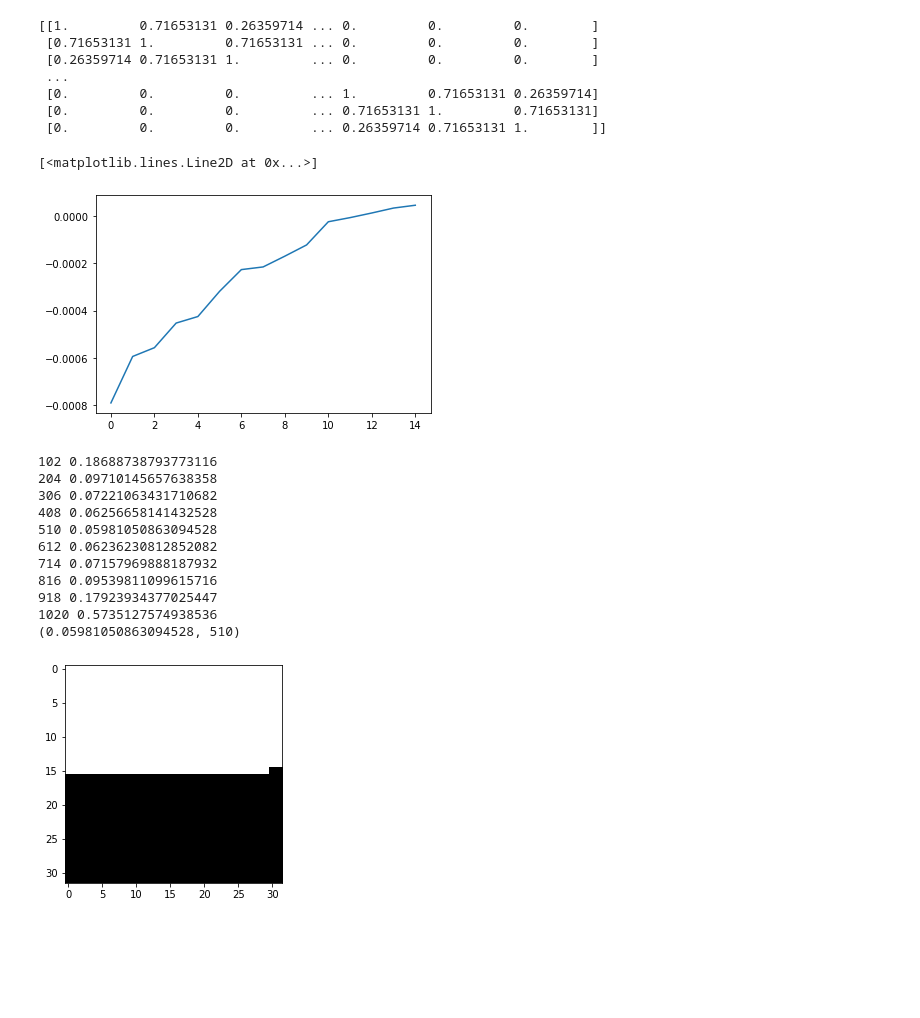
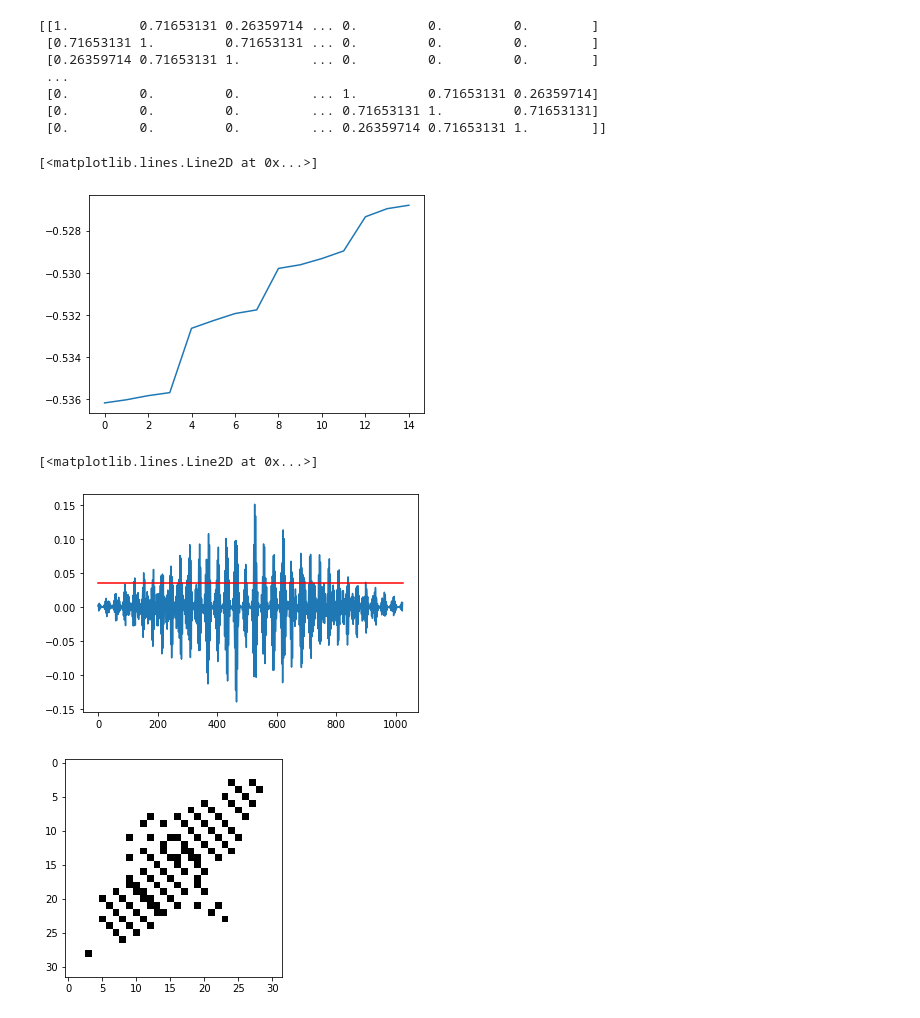
Before and after one commit to Ahmadsad/ID2211-Project, a Jupyter notebook: albin.ipynb, the cells around one changed output. Saved outputs shown, nothing was run; the diff lists cells and outputs as text; code cells hidden in the pictures; blank space fills up the shorter version.

Commit message:
spectral clustering working but with poor results.

```diff
--- a/albin.ipynb
+++ b/albin.ipynb
@@ -35,7 +35,7 @@ similarity_matrix = np.zeros((num_pixels,num_pixels),dtype=float)
 
 image_width = image.shape[0]
 
-max_distance = 5
+max_distance = 2
 
 sigma_distance = int(0.1 * image_width) # 10-20% of feature distance
 sigma_intensity = 102 # 10-20% of feature distance (-1024 <-> 1024)
@@ -80,7 +80,7 @@ eigenvectors = eigenvectors[:,ind] # TODO: Is this the eigenvectors that we want
 plt.plot(eigenvalues[0:15])
 # %% [output]
 [<matplotlib.lines.Line2D at 0x...>]
-[figure, old version]
+[figure, new version]
 # %%
 # compute D matrix (diagonal matrix with node's connection to all other nodes)
 D = np.zeros(similarity_matrix.shape)
@@ -111,43 +111,44 @@ def get_assoc_value(D, A):
 # get eigenvector for second smallest eigenvalue
 eigenvector = eigenvectors[:,1]
 
-step_size = int(eigenvector.shape[0] / 10)
+# get max and min
+eigenvector_max = np.max(eigenvector)
+eigenvector_min = np.min(eigenvector)
 
-best_cut = (0,0)
-for i in range(step_size,eigenvector.shape[0],step_size):
-    A = range(0,i)
-    B = range(i,eigenvector.shape[0])
+diff = eigenvector_max - eigenvector_min
+
+step_size = diff / 10
+
+options = np.zeros(10)
+for i in range(0,10):
+    options[i] = eigenvector_min + i * step_size
+
+best_cut = (0,0,[])
+for i, o in enumerate(options):
+    A = np.argwhere(eigenvector <= o).flatten()
+    B = np.argwhere(eigenvector > o).flatten()
     cut_value = get_cut_value(similarity_matrix,A,B)
     n_cut = (cut_value / get_assoc_value(D, A)) + (cut_value / get_assoc_value(D, B))
 
     if best_cut[0] == 0 or best_cut[0] > n_cut:
-        best_cut = (n_cut,i)
+        best_cut = (n_cut,i,A)
 
-print(best_cut)
+plt.plot(eigenvector)
+plt.plot(np.arange(eigenvector.shape[0]), np.full(eigenvector.shape[0],options[best_cut[1]]), f"r-")
 # %% [output]
-102 0.18688738793773116
-204 0.09710145657638358
-306 0.07221063431710682
-408 0.06256658141432528
-510 0.05981050863094528
-612 0.06236230812852082
-714 0.07157969888187932
-816 0.09539811099615716
-918 0.17923934377025447
-1020 0.5735127574938536
-(0.05981050863094528, 510)
+[<matplotlib.lines.Line2D at 0x...>]
+[figure, added]
 # %%
-# similarity matrix => image
-best_cut_indexes = range(0, best_cut[1])
+# cluster => image
 
 cluster_image = np.zeros(image.shape)
 
-for i in best_cut_indexes:
+for i in best_cut[2]:
     x = i % image_width
     y = int(i / image_width)
     cluster_image[y,x] = 1024
 
 # plot image
 plt.imshow(cluster_image, cmap='gray');
 # %% [output]
-[figure, old version]
+[figure, new version]
```
